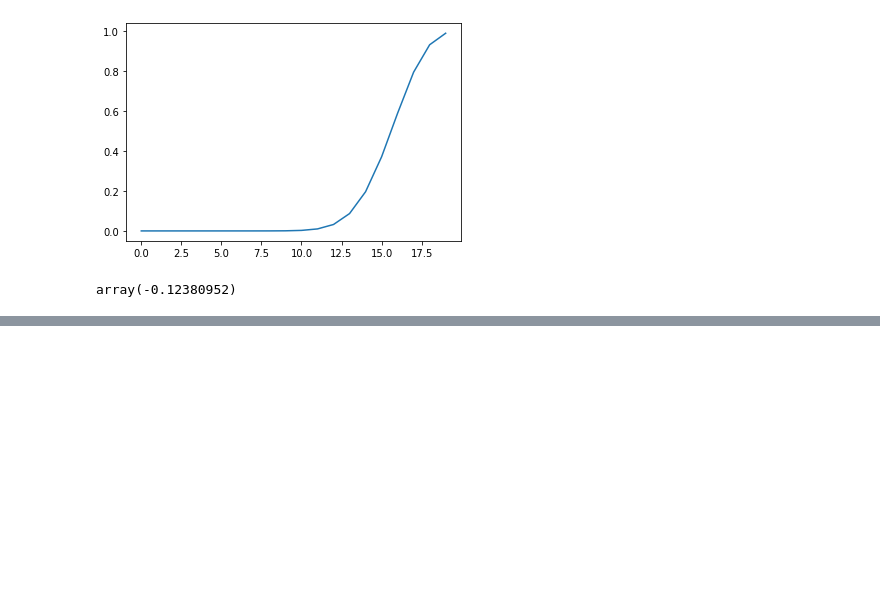
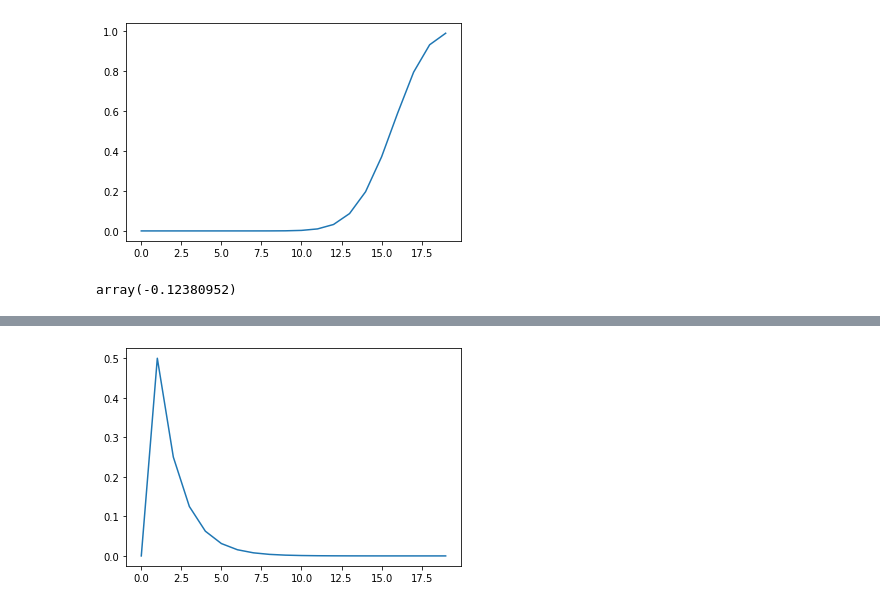
Before and after one commit to YonatanRA/clases_datamex0320, a Jupyter notebook: w5_d1 - Intro PyE.ipynb, the cells around one changed output, grey strips where cells are left out. Drawn from its saved outputs; the diff is of its cells as text; code cells hidden in the pictures; blank space fills up the shorter version.

```diff
--- a/w5_d1 - Intro PyE.ipynb
+++ b/w5_d1 - Intro PyE.ipynb
@@ -63,0 +109,7 @@ array(-0.12380952)
+# %%
+x=[i for i in range(20)]
+y=[geom.pmf(x, 0.5) for x in x]
+
+plt.plot(x, y);
+# %% [output]
+[figure, added]
```
Also changed, not shown: parts of 40 cells of this notebook.
